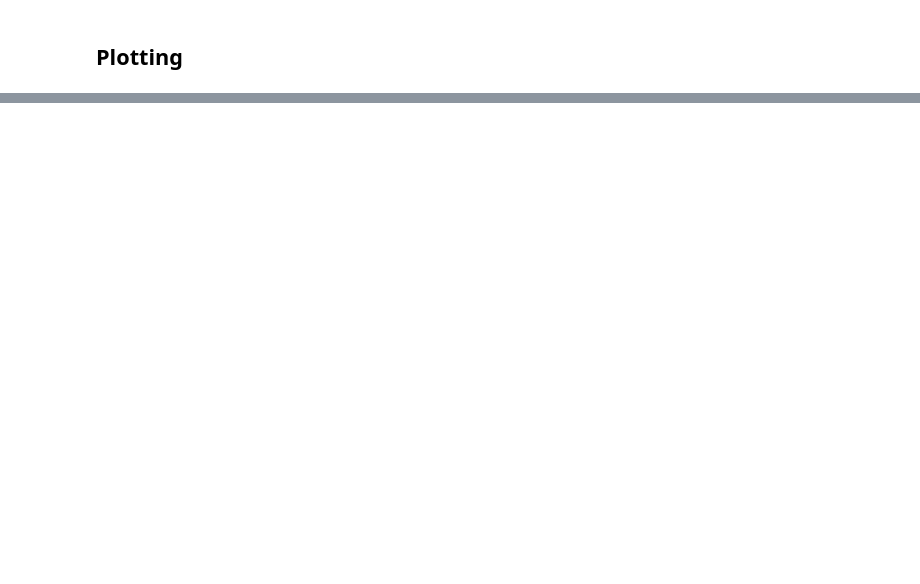
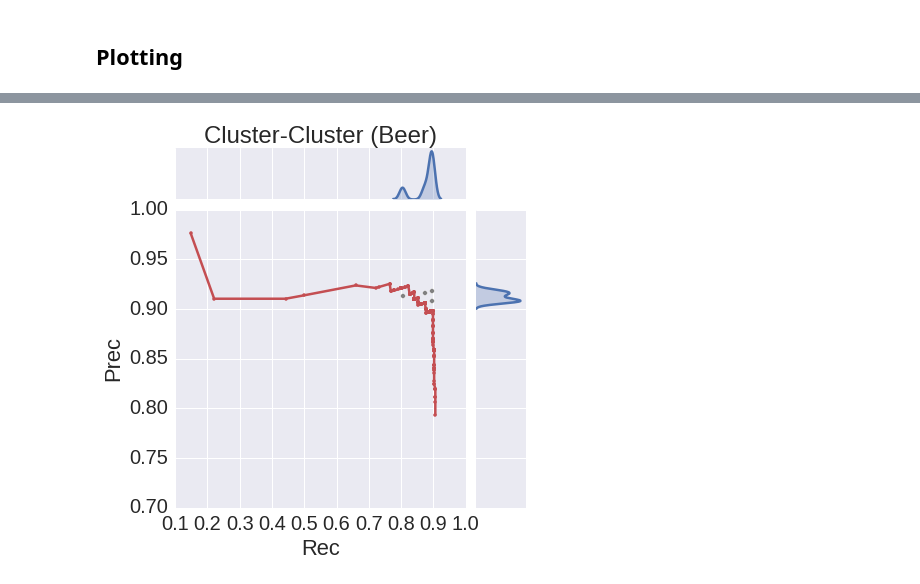
Before and after one commit to sdrogers/metabolomics_tools, a Jupyter notebook: alignment/notebooks/Beer3pos_experiment.ipynb, the cells around one changed output, grey strips where cells are left out. Saved outputs shown, nothing was run; the diff lists cells and outputs as text; code cells hidden in the pictures; blank space fills up the shorter version.

```diff
--- a/alignment/notebooks/Beer3pos_experiment.ipynb
+++ b/alignment/notebooks/Beer3pos_experiment.ipynb
@@ -202,0 +227,4 @@ plot_density(exp_results_1b, 'Cluster matching')
+# %%
+plot_scatter(exp_results_1b, 0, df1, 'Cluster-Cluster (Beer)')
+# %% [output]
+[figure, added]
```
Also changed, not shown: parts of 18 cells of this notebook, 18 other files.
